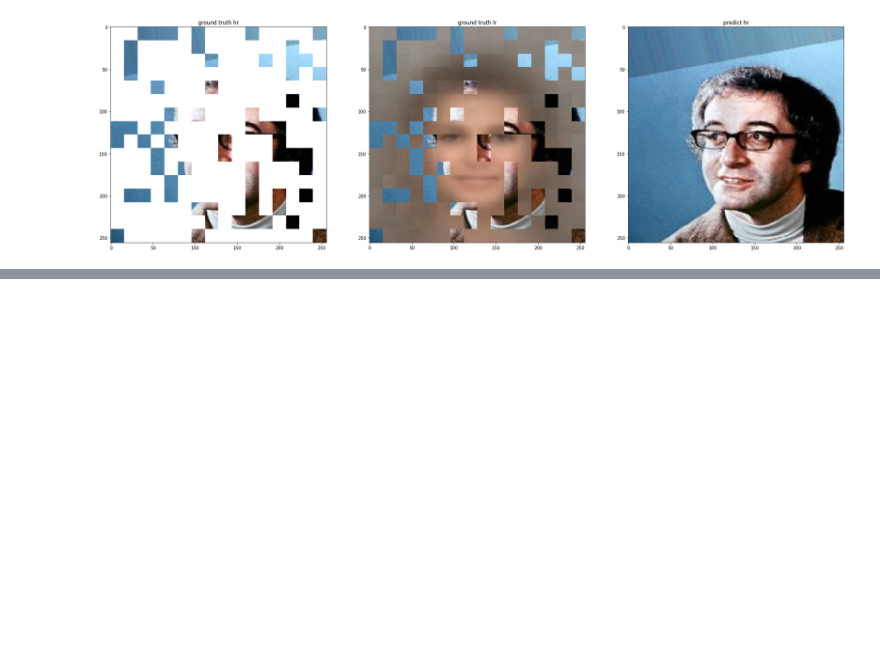
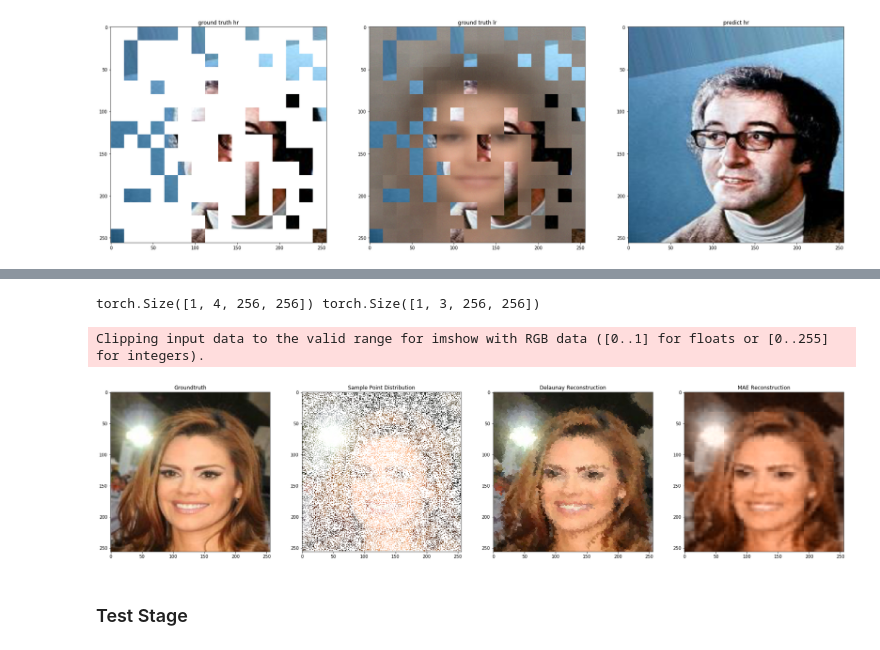
Before and after one commit to YanjieZe/NU-SSSR, a Jupyter notebook: mae_pretrain.ipynb, the cells around one changed output, grey strips where cells are left out. Cells and saved outputs as stored; diff of their text form; code cells hidden in the pictures; blank space fills up the shorter version.

```diff
--- a/mae_pretrain.ipynb
+++ b/mae_pretrain.ipynb
@@ -355,0 +393,75 @@ NameError: name 'lr_list' is not defined
+# %%
+from utils import visualize_all
+
+img_pair = normal_test_dataset[1]
+x = img_pair['lr'].unsqueeze(0).permute(0, 3, 1, 2).to(device)
+y = img_pair['hr'].unsqueeze(0).permute(0, 3, 1, 2).to(device)
+
+print(x.shape, y.shape)
+
+model.eval()
+with torch.no_grad():
+    output = model.forward_nomask(x)
+    img_pred = output.permute(0, 2, 3, 1).cpu().numpy()[:, :, :, :-1][0]
+    img_lr = x[0].permute(1, 2, 0).cpu().numpy()[:, :, :-1]
+    img_hr = y[0].permute(1, 2, 0).cpu().numpy()
+    # pred_mean = img_pred.mean(axis=(0, 1), keepdims=True)
+    # pred_std = img_pred.std(axis=(0, 1), keepdims=True)
+    # lr_mean = img_lr.mean(axis=(0, 1), keepdims=True)
+    # lr_std = img_lr.std(axis=(0, 1), keepdims=True)
+    # print(pred_mean)
+    # print(lr_mean)
+    # print(pred_std)
+    # print(lr_std)
+    # img_rebiased = (img_pred - pred_mean) /pred_std * lr_std + lr_mean
+
+
+
+    # patch_h, patch_w = 16, 16
+    # b, c, h, w = x.shape
+    # num_patches = (h // patch_h) * (w // patch_w)
+    # lr_patches = x.view(
+    #     b, c,
+    #     h // patch_h, patch_h,
+    #     w // patch_w, patch_w
+    # ) \
+    # .permute(0, 2, 4, 3, 5, 1) \
+    # .reshape(b, num_patches, -1)
+    # #* (b, N_h, N_w, h_p*w_p*c)
+
+    # pred_patches = output.view(
+    #     b, c,
+    #     h // patch_h, patch_h,
+    #     w // patch_w, patch_w
+    # ) \
+    # .permute(0, 2, 4, 3, 5, 1) \
+    # .reshape(b, num_patches, -1)
+    figsize=(30, 30)
+    plt.figure(1, figsize=figsize)
+    plt.subplot(1, 4, 1)
+    plt.imshow(img_hr)
+    plt.title('Groundtruth')
+
+    plt.figure(1, figsize=figsize)
+    plt.subplot(1, 4, 2)
+    plt.imshow(x[0].permute(1, 2, 0).cpu().numpy())
+    plt.title('Sample Point Distribution')
+
+    plt.figure(1, figsize=figsize)
+    plt.subplot(1, 4, 3)
+    plt.imshow(img_lr)
+    plt.title('Delaunay Reconstruction')
+
+    plt.figure(1, figsize=figsize)
+    plt.subplot(1, 4, 4)
+    plt.imshow(img_pred)
+    plt.title('MAE Reconstruction')
+
+    plt.show()
+    # utils.show_gt_and_pred(x[0].permute(1, 2, 0).cpu().numpy(), img_lr, img_pred)
+# %% [output]
+torch.Size([1, 4, 256, 256]) torch.Size([1, 3, 256, 256])
+Clipping input data to the valid range for imshow with RGB data ([0..1] for floats or [0..255] for integers).
+[figure, added]
+# %% [markdown]
+### Test Stage
```
Also changed, not shown: parts of 16 cells of this notebook, 2 other files.
